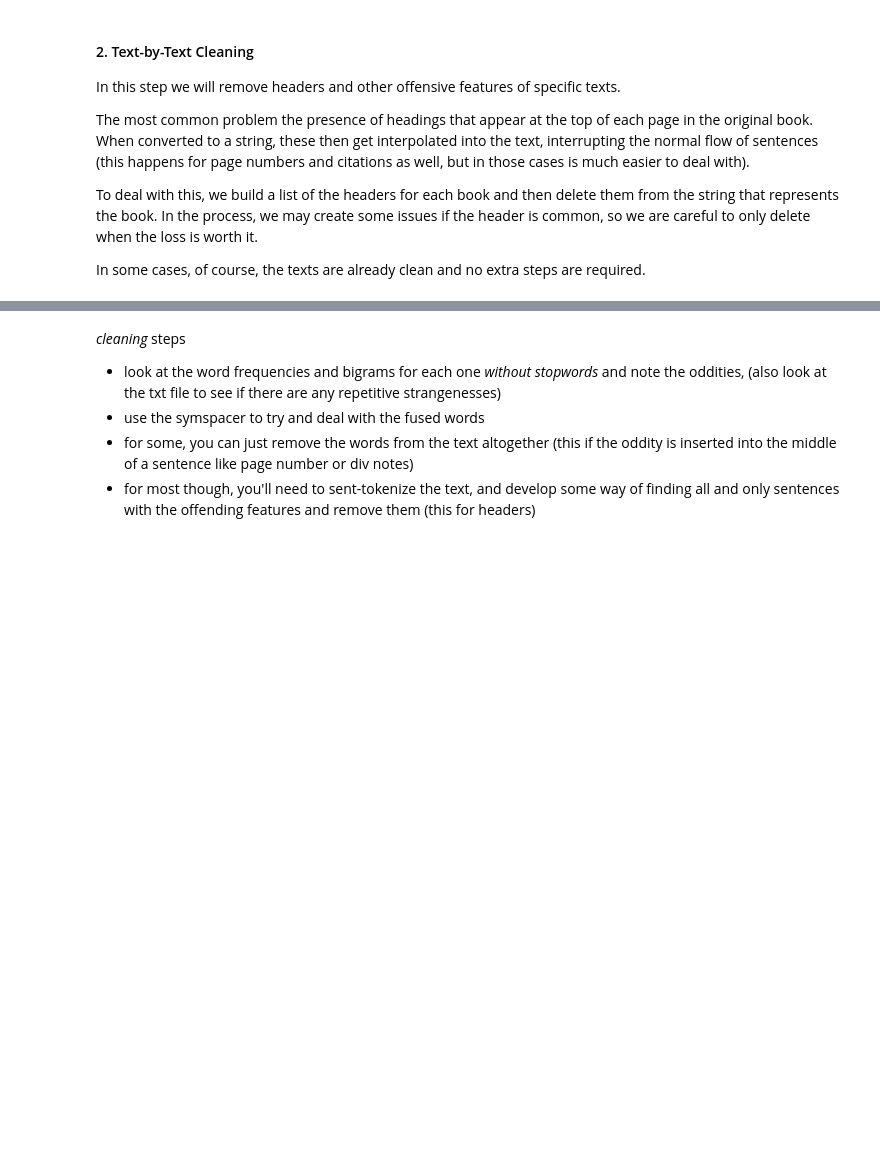
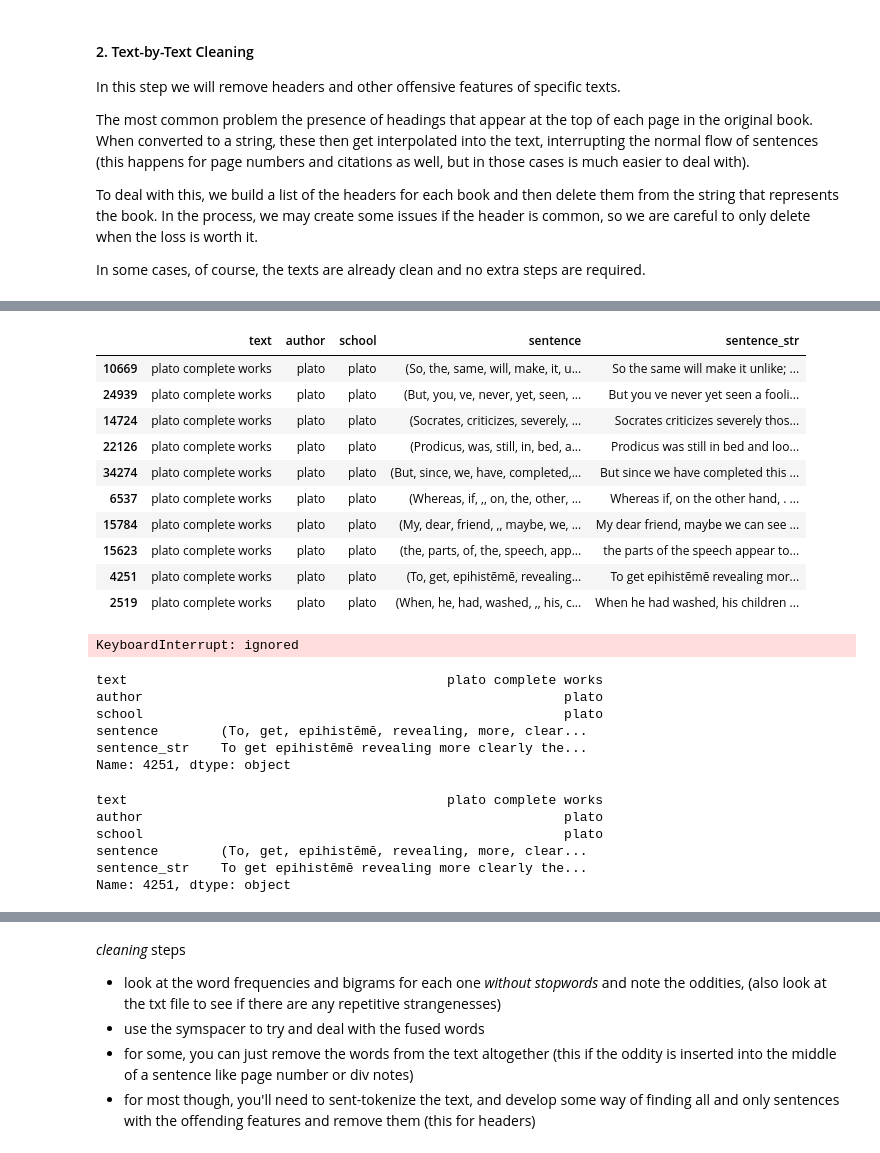
Before and after one commit to kcalizadeh/phil_nlp, a Jupyter notebook: data_load_clean.ipynb, the cells around one changed output, grey strips where cells are left out. Drawn from its saved outputs; the diff is of its cells as text; code cells hidden in the pictures; blank space fills up the shorter version.

```diff
--- a/data_load_clean.ipynb
+++ b/data_load_clean.ipynb
@@ -608,0 +766,16 @@ ari[:100]
+# %%
+plato_df['sentence_str'] = plato_df['sentence_spacy'].apply(lambda x: ''.join(list(str(x))))
+# %%
+plato_df.sample(10)
+# %% [output]
+|  | text | author | school | sentence | sentence_str |
+| 10669 | plato complete works | plato | plato | (So, the, same, will, make, it, u... | So the same will make it unlike; ... |
+| 24939 | plato complete works | plato | plato | (But, you, ve, never, yet, seen, ... | But you ve never yet seen a fooli... |
+| 14724 | plato complete works | plato | plato | (Socrates, criticizes, severely, ... | Socrates criticizes severely thos... |
+| 22126 | plato complete works | plato | plato | (Prodicus, was, still, in, bed, a... | Prodicus was still in bed and loo... |
+| 34274 | plato complete works | plato | plato | (But, since, we, have, completed,... | But since we have completed this ... |
+| 6537 | plato complete works | plato | plato | (Whereas, if, ,, on, the, other, ... | Whereas if, on the other hand, . ... |
+| 15784 | plato complete works | plato | plato | (My, dear, friend, ,, maybe, we, ... | My dear friend, maybe we can see ... |
+| 15623 | plato complete works | plato | plato | (the, parts, of, the, speech, app... | the parts of the speech appear to... |
+| 4251 | plato complete works | plato | plato | (To, get, epihistēmē, revealing... | To get epihistēmē revealing mor... |
+| 2519 | plato complete works | plato | plato | (When, he, had, washed, ,, his, c... | When he had washed, his children ... |
@@ -608,0 +791,13 @@ ari[:100]
+# %%
+plato_df['sentence_str'] = plato_df['sentence_str'].map(lambda x: space_words(str(x)))
+# %% [output]
+KeyboardInterrupt: ignored
+# %%
+plato_df.iloc[4251]
+# %% [output]
+text                                         plato complete works
+author                                                      plato
+school                                                      plato
+sentence        (To, get, epihistēmē, revealing, more, clear...
+sentence_str    To get epihistēmē revealing more clearly the...
+Name: 4251, dtype: object
@@ -608,0 +806,9 @@ ari[:100]
+# %%
+plato_df.iloc[4251]
+# %% [output]
+text                                         plato complete works
+author                                                      plato
+school                                                      plato
+sentence        (To, get, epihistēmē, revealing, more, clear...
+sentence_str    To get epihistēmē revealing more clearly the...
+Name: 4251, dtype: object
```
Also changed, not shown: parts of 29 cells of this notebook.
